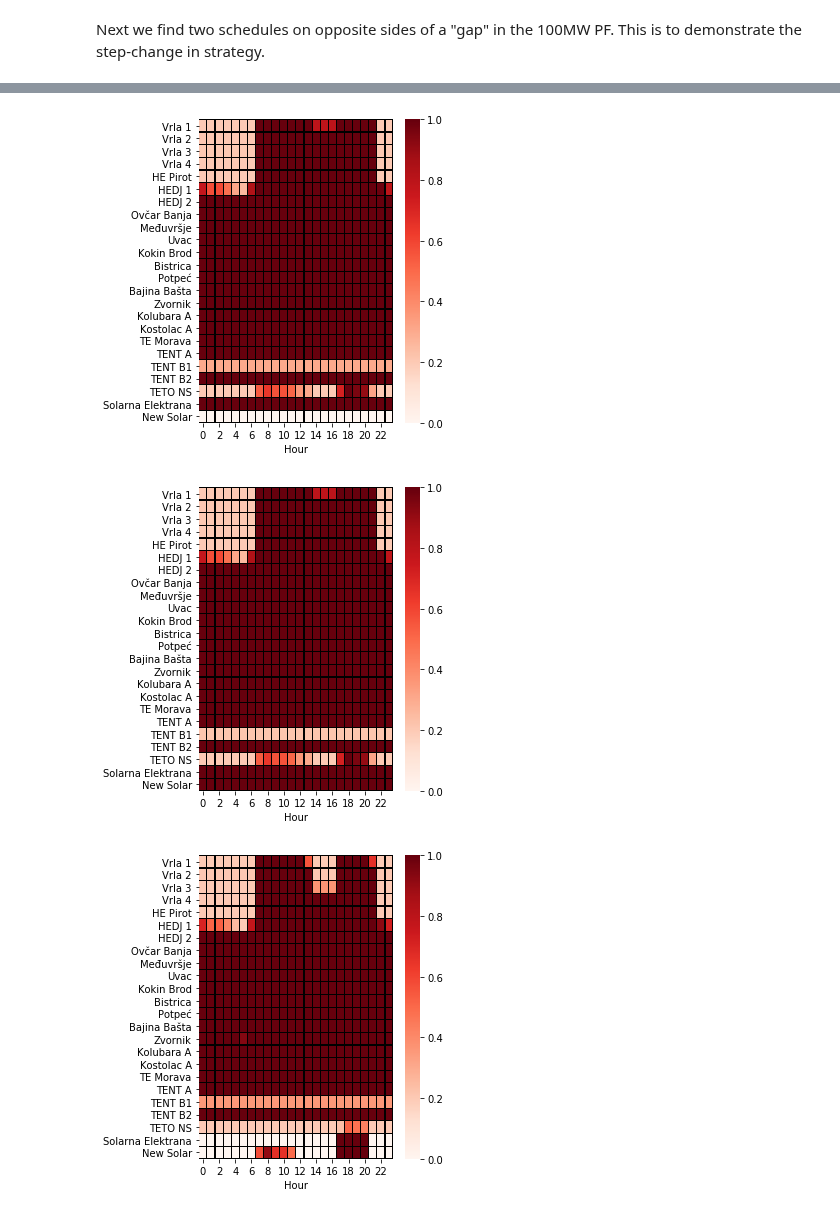
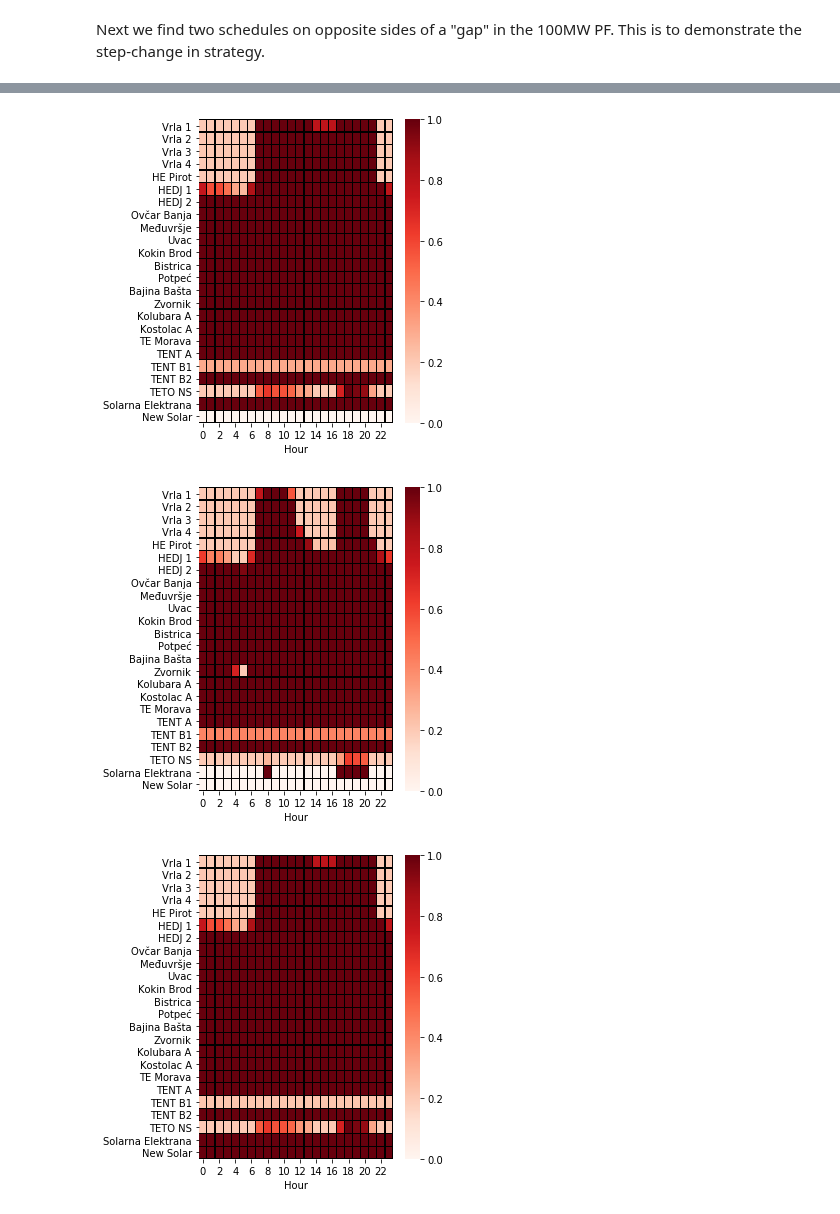
Before and after one commit to jmmcd/UC_Pareto_Archive_LP, a Jupyter notebook: scripts/Analyse_Results_Serbia_Solar_LP.ipynb, the cells around one changed output, grey strips where cells are left out. Cells and saved outputs as stored; diff of their text form; code cells hidden in the pictures.

Commit message:
a few clean-up updates in plotting results, adding a 2nd grid search

```diff
--- a/scripts/Analyse_Results_Serbia_Solar_LP.ipynb
+++ b/scripts/Analyse_Results_Serbia_Solar_LP.ipynb
@@ -27,5 +29,5 @@ import seaborn as sns
 # %%
-plant_info = pd.read_csv("data/plant_info_10.csv")
+plant_info = pd.read_csv("../data/plant_info_10.csv")
 # %%
 s = plant_info.to_latex(float_format="%.3f",
                     index=False,
@@ -205,0 +337,13 @@ for algo in algos:
+# %%
+combined = []
+for solar in (0, 10, 50, 100):
+
+    tmp = results_pf[results_pf["New solar size (MW)"] == solar]
+    vals = tmp[["Production cost", "Emissions", "Environmental cost", "Sustainability cost"]].values
+    pe = is_pareto_efficient_simple(vals)
+    tmp = tmp.loc[pe, :]
+    combined.append(tmp)
+combined = pd.concat(combined)
+combined.sort_values(by=["New solar size (MW)", "Production cost", "Emissions", "Environmental cost", "Sustainability cost"],
+                   inplace=True)
+combined = combined.reset_index(drop=True)
@@ -309,7 +512,6 @@ pf[
 # %%
 solar = 100 # 100MW
-algo = "pareto_archive"
-pf = combined_pf[(combined_pf["algo"] == algo) & (combined_pf["New solar size (MW)"] == solar)]
+pf = combined[(combined["New solar size (MW)"] == solar)]
 pf[
     (4.85e8 < pf["Production cost"]) & (pf["Production cost"] < 4.865e8) # RHS of the gap
   ]
@@ -319,22 +521,24 @@ pf[
 # %%
-to_do = [(0, 12, "min_env_cost_0MW"),
-         (100, 22, "min_env_cost_100MW"),
-         (100, 0, "min_prod_cost_100MW"),
-         (100, 3, "LHS_of_gap_100MW"),
-         (100, 17, "RHS_of_gap_100MW")]
-seed = 0
+to_do = [(0, 32, "min_env_cost_0MW"),
+         (0, 0, "min_prod_cost_0MW"),
+         (100, 162, "min_env_cost_100MW"),
+         (100, 119, "min_prod_cost_100MW"),
+         (100, 134, "LHS_of_gap_100MW"),
+         (100, 135, "RHS_of_gap_100MW")]
 
 for solar, idx, title in to_do:
-    algo = "pareto_archive"
-    pf = combined_pf[(combined_pf["algo"] == algo) & (combined_pf["New solar size (MW)"] == solar)]
-    f = pf.iloc[idx]["filename"]
+    pf = combined[(combined["New solar size (MW)"] == solar)]
+    # pf = pf.reset_index(drop=True)
+    f = pf.loc[idx]["filename"]
+    d = pf.loc[idx]["dirname"]
+    algo = pf.loc[idx]["algo"] # f.split("_algo_")[1].split("_solar_")[0]
     f = f.replace("objvals", "relative_supply").replace(".dat", ".csv")
-    d = f"results/{algo}/solar_{solar}"
+
     print(title)
     print(f)
     plt.figure(figsize=(5,5))
     xbest = np.genfromtxt(os.path.join(d, f), delimiter=" ")
-    plant_info = pd.read_csv("data/plant_info.csv")
+    plant_info = pd.read_csv("../data/plant_info.csv")
     heatmap = sns.heatmap(xbest, cmap="Reds", linewidths=0.1, linecolor="k", vmin=0, vmax=1);
     heatmap.set_xlabel("Hour")
     heatmap.set_yticklabels(plant_info["name"], rotation=0);
@@ -354,3 +560,3 @@ relative_supply_algo_pareto_archive_solar_100_seed_0_25.csv
 [figure]
-[figure, old version]
+[figure, new version]
-[figure, old version]
+[figure, new version]
```
Also changed, not shown: parts of 44 cells of this notebook, 7 other files.
